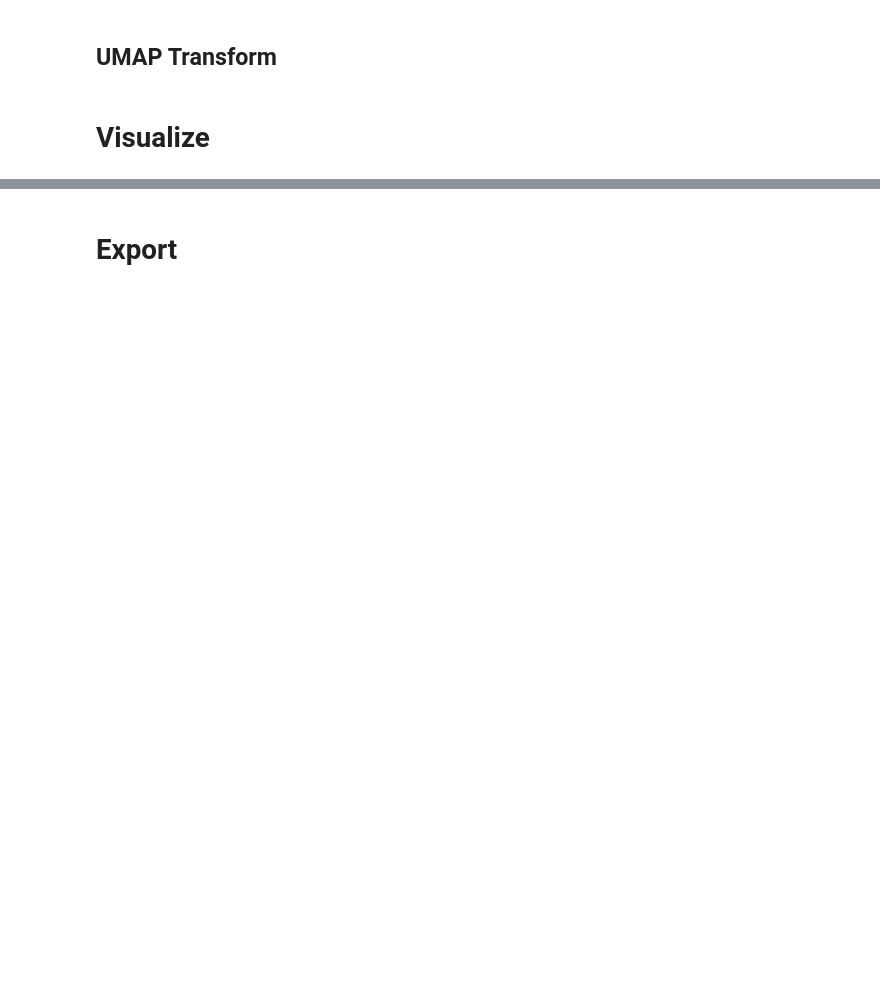
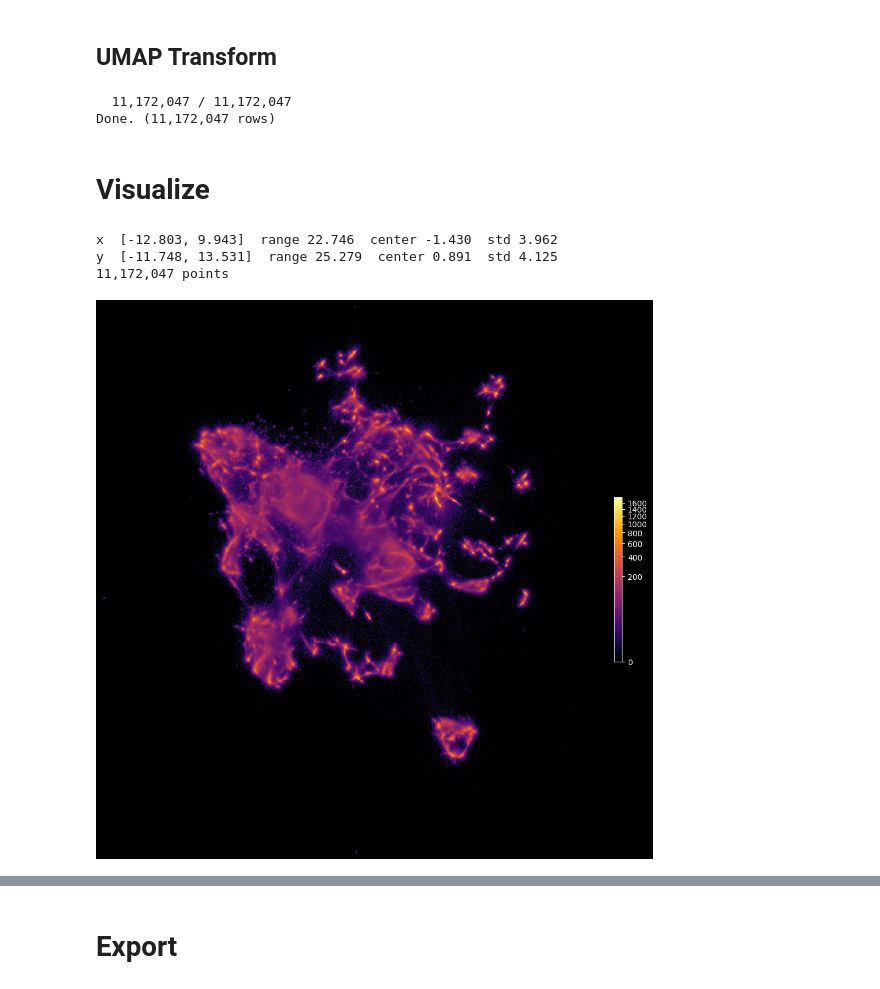
Before and after one commit to peppedilillo/toposonico, a Jupyter notebook: ml/notebooks/umap.ipynb, the cells around one changed output, grey strips where cells are left out. Drawn from its saved outputs; the diff is of its cells as text; code cells hidden in the pictures; blank space fills up the shorter version.

Commit message:
Latest umap run notebook

```diff
--- a/ml/notebooks/umap.ipynb
+++ b/ml/notebooks/umap.ipynb
@@ -11,13 +17,13 @@ from src.entities import Albums, Artists, Labels, Tracks
 from src.utils import extract_run_name
 
 # Required inputs
-PATH_CHECKPOINT = Path(...)   # path to .pt model checkpoint
-PATH_T1_VOCAB   = Path(...)   # path to vocab_t1.parquet
-PATH_OUTPUT_DIR = Path(...)   # output directory
+PATH_CHECKPOINT = Path("/home/ubuntu/magic_falcon/magic_falcon_model_t11M_ep8_v1d3279.pt")   # path to .pt model checkpoint
+PATH_T1_VOCAB   = Path("/home/ubuntu/magic_falcon/vocab_t1.parquet")   # path to vocab_t1.parquet
+PATH_OUTPUT_DIR = Path("/home/ubuntu/umap/")   # output directory
 
 # Optional: track lookup parquet (track_rowid, track_name, artist_name).
 # Used only for highlight labels in plot_umap(). Set to None to skip.
-PATH_TRACK_LOOKUP = None
+PATH_TRACK_LOOKUP = Path("/home/ubuntu/magic_falcon/lookup_track.parquet")
 
 if not PATH_CHECKPOINT.exists():
     raise FileNotFoundError(f"Could not find checkpoint: `{PATH_CHECKPOINT}`")
@@ -59,10 +77,10 @@ else:
 # %% [markdown]
 # Track embeddings
 # %%
-nn = 170
-md = 0.001
+nn = 160
+md = 0.005
 local_connectivity = 1.00
-spread = 2.50
+spread = 1.0
 metric = "cosine"
 init = "spectral"
 random_state = None
@@ -72,7 +90,7 @@ random_state = None
 PCA_DIMS = None
 
 # Top-N tracks by logcount for UMAP fit. None = use full dataset.
-N_SAMPLE = 4_000_000
+N_SAMPLE = 8_000_000
 # %%
 TRANSFORM_BATCH_SIZE = 2_000_000
 # %% [markdown]
@@ -133,6 +156,9 @@ def batch_transform(matrix, reducer, batch_size):
 coords = batch_transform(matrix, reducer, TRANSFORM_BATCH_SIZE)
 export_rowids = embs_df["track_rowid"].values
 print(f"Done. ({len(coords):,} rows)")
+# %% [output]
+  11,172,047 / 11,172,047
+Done. (11,172,047 rows)
 # %%
 md_str = str(md).replace(".", "d")
 
@@ -167,6 +193,10 @@ viz = track_df.merge(
     on="track_rowid",
     how="left",
 )
+# %% [output]
+x  [-12.803, 9.943]  range 22.746  center -1.430  std 3.962
+y  [-11.748, 13.531]  range 25.279  center 0.891  std 4.125
+11,172,047 points
 # %%
 import matplotlib.pyplot as plt
 from matplotlib.colors import PowerNorm
@@ -190,59 +220,33 @@ def plot_umap(highlights=None):
             origin="lower",
             norm=PowerNorm(gamma=0.3, vmin=0., vmax=heatmap.max()),
             cmap="inferno",
             interpolation="nearest",
             extent=[x_min, x_max, y_min, y_max],
             aspect="auto",
         )
         fig.colorbar(im, ax=ax, fraction=0.046, shrink=0.3, pad=0.04)
         ax.set_axis_off()
 
         if highlights:
             for artist, track in highlights:
                 matches = viz[
                     (viz["artist_name"].str.lower() == artist.lower()) &
                     (viz["track_name"].str.lower() == track.lower())
                     ]
                 if matches.empty:
                     print(f"  not found: {artist!r} – {track!r}")
                     continue
                 row = matches.sort_values("logcounts", ascending=False).iloc[0]
                 ax.scatter(row["umap_x"], row["umap_y"], s=80, zorder=5,
                            edgecolors="white", linewidths=0.8)
                 ax.annotate(f"{artist} – {track}", (row["umap_x"], row["umap_y"]),
                             fontsize=7, color="white",
                             xytext=(6, 4), textcoords="offset points")
 
         plt.tight_layout()
         plt.show()
 
 
-highlights = [
-    ("Radiohead", "The National Anthem"),
-    ("Sleaford Mods", "Nudge It"),
-    ("Taylor Swift", "Cruel Summer"),
-    ("Burzum", "Dunkelheit"),
-    ("Slayer", "Raining Blood"),
-    ("Joy Division", "Disorder"),
-    ("MF DOOM", "One Beer"),
-    ("KRS-One", "Sound of da police"),
-    ("Aphex Twin", "Xtal"),
-    ("I Hate Models", "Daydream"),
-    ("Herbie Hancock", "Cantaloupe Island"),
-    ("Ennio Morricone", "The Ecstasy of Gold"),
-    ("Buena Vista Social Club", "Chan Chan"),
-    ("The Weeknd", "Starboy"),
-    ("Kanye West", "Runaway"),
-    ("Tiziano Ferro", "Sere Nere"),
-    ("Fela Kuti", "Zombie"),
-    ("Bad Bunny", "Tití Me Preguntó"),
-    ("Erik Satie", "Gymnopédie No. 1"),
-    ("Dolly Parton", "Jolene"),
-    ("Toots & The Maytals", "54-46 Was My Number"),
-    ("King Tubby", "Take Five"),
-    ("Muddy Waters", "Mannish Boy"),
-    ("James Brown", "Get Up (I Feel Like Being a) Sex Machine"),
-    ("Bob Dylan", "Blowin' in the Wind"),
-]
-
-plot_umap(highlights)
+plot_umap()
+# %% [output]
+[figure, added]
```
Also changed, not shown: parts of 6 cells of this notebook, 1 other file.
